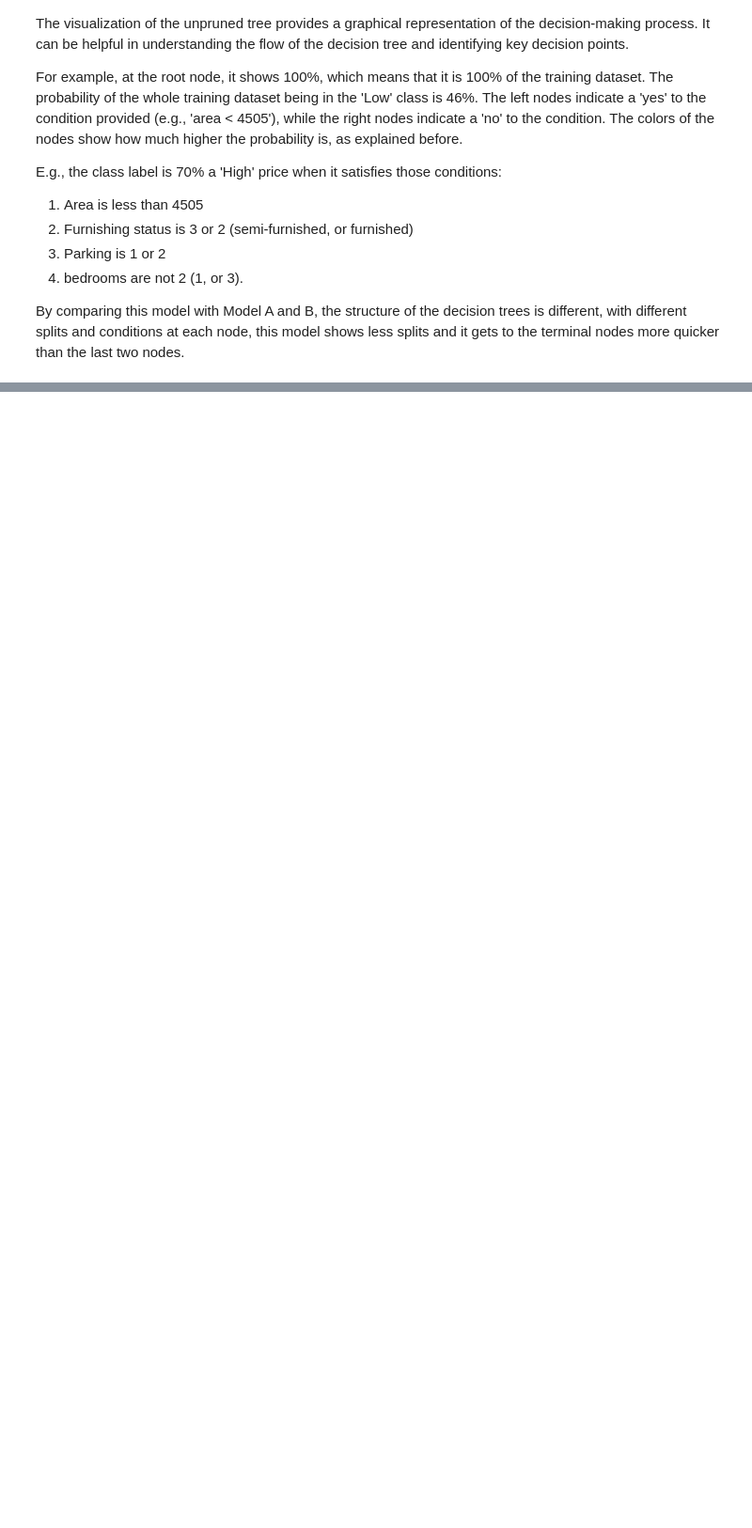
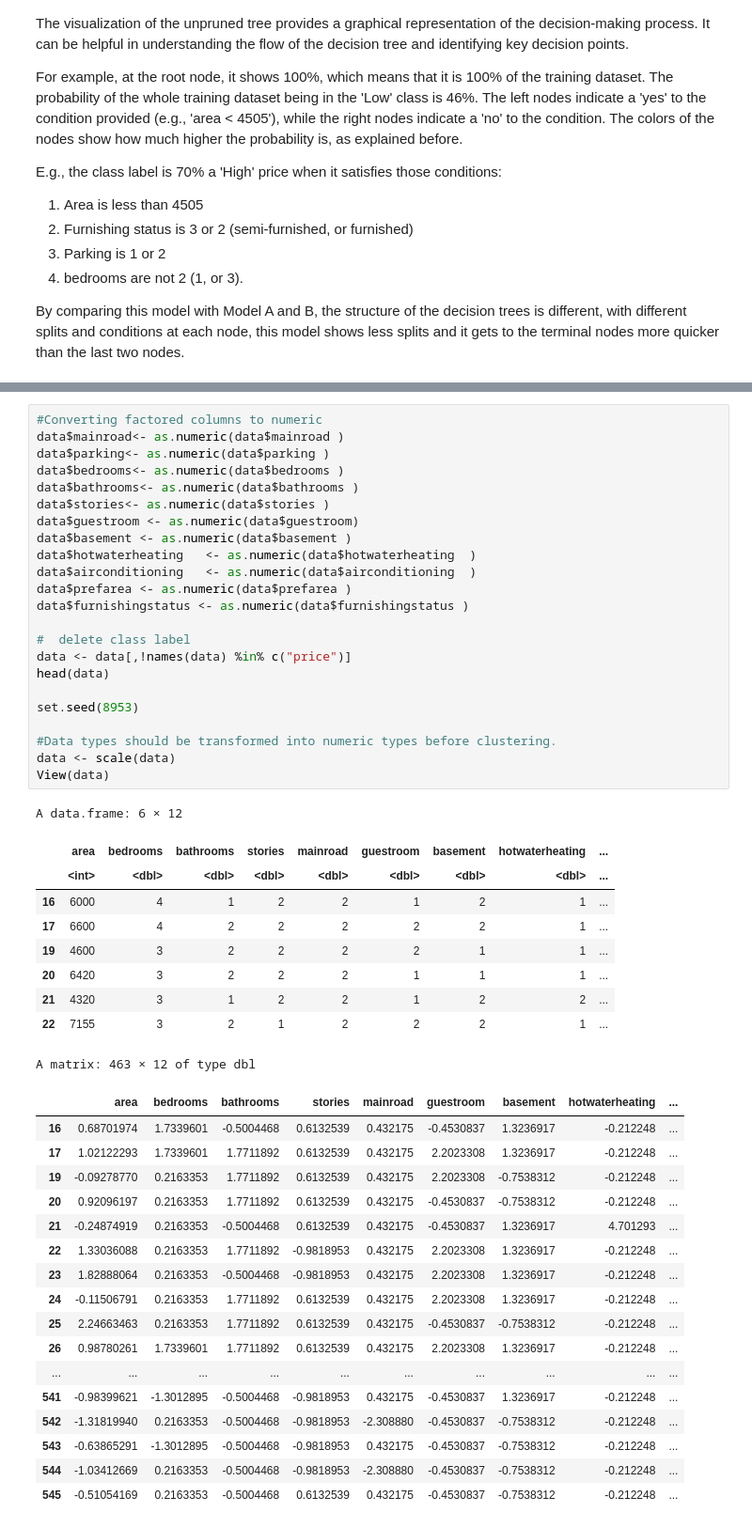
Before and after one commit to LayanAlmousa/DataMiningProject, a Jupyter notebook: MiningNotebook.ipynb, the cells around one changed output, grey strips where cells are left out. Shown at 94% size. Drawn from its saved outputs; the diff is of its cells as text; blank space fills up the shorter version.

```diff
--- a/MiningNotebook.ipynb
+++ b/MiningNotebook.ipynb
@@ -1219,0 +1812,51 @@ ERROR: Error in tree$children: $ operator is invalid for atomic vectors
+# %%
+#Converting factored columns to numeric
+data$mainroad<- as.numeric(data$mainroad )
+data$parking<- as.numeric(data$parking )
+data$bedrooms<- as.numeric(data$bedrooms )
+data$bathrooms<- as.numeric(data$bathrooms )
+data$stories<- as.numeric(data$stories )
+data$guestroom <- as.numeric(data$guestroom)
+data$basement <- as.numeric(data$basement )
+data$hotwaterheating   <- as.numeric(data$hotwaterheating  )
+data$airconditioning   <- as.numeric(data$airconditioning  )
+data$prefarea <- as.numeric(data$prefarea )
+data$furnishingstatus <- as.numeric(data$furnishingstatus )
+
+#  delete class label
+data <- data[,!names(data) %in% c("price")]
+head(data)
+
+set.seed(8953)
+
+#Data types should be transformed into numeric types before clustering.
+data <- scale(data)
+View(data)
+# %% [output]
+A data.frame: 6 × 12
+|  | area | bedrooms | bathrooms | stories | mainroad | guestroom | basement | hotwaterheating | ... |
+|  | <int> | <dbl> | <dbl> | <dbl> | <dbl> | <dbl> | <dbl> | <dbl> | ... |
+| 16 | 6000 | 4 | 1 | 2 | 2 | 1 | 2 | 1 | ... |
+| 17 | 6600 | 4 | 2 | 2 | 2 | 2 | 2 | 1 | ... |
+| 19 | 4600 | 3 | 2 | 2 | 2 | 2 | 1 | 1 | ... |
+| 20 | 6420 | 3 | 2 | 2 | 2 | 1 | 1 | 1 | ... |
+| 21 | 4320 | 3 | 1 | 2 | 2 | 1 | 2 | 2 | ... |
+| 22 | 7155 | 3 | 2 | 1 | 2 | 2 | 2 | 1 | ... |
+A matrix: 463 × 12 of type dbl
+|  | area | bedrooms | bathrooms | stories | mainroad | guestroom | basement | hotwaterheating | ... |
+| 16 | 0.68701974 | 1.7339601 | -0.5004468 | 0.6132539 | 0.432175 | -0.4530837 | 1.3236917 | -0.212248 | ... |
+| 17 | 1.02122293 | 1.7339601 | 1.7711892 | 0.6132539 | 0.432175 | 2.2023308 | 1.3236917 | -0.212248 | ... |
+| 19 | -0.09278770 | 0.2163353 | 1.7711892 | 0.6132539 | 0.432175 | 2.2023308 | -0.7538312 | -0.212248 | ... |
+| 20 | 0.92096197 | 0.2163353 | 1.7711892 | 0.6132539 | 0.432175 | -0.4530837 | -0.7538312 | -0.212248 | ... |
+| 21 | -0.24874919 | 0.2163353 | -0.5004468 | 0.6132539 | 0.432175 | -0.4530837 | 1.3236917 | 4.701293 | ... |
+| 22 | 1.33036088 | 0.2163353 | 1.7711892 | -0.9818953 | 0.432175 | 2.2023308 | 1.3236917 | -0.212248 | ... |
+| 23 | 1.82888064 | 0.2163353 | -0.5004468 | -0.9818953 | 0.432175 | 2.2023308 | 1.3236917 | -0.212248 | ... |
+| 24 | -0.11506791 | 0.2163353 | 1.7711892 | 0.6132539 | 0.432175 | 2.2023308 | 1.3236917 | -0.212248 | ... |
+| 25 | 2.24663463 | 0.2163353 | 1.7711892 | 0.6132539 | 0.432175 | -0.4530837 | -0.7538312 | -0.212248 | ... |
+| 26 | 0.98780261 | 1.7339601 | 1.7711892 | 0.6132539 | 0.432175 | 2.2023308 | 1.3236917 | -0.212248 | ... |
+| ... | ... | ... | ... | ... | ... | ... | ... | ... | ... |
+| 541 | -0.98399621 | -1.3012895 | -0.5004468 | -0.9818953 | 0.432175 | -0.4530837 | 1.3236917 | -0.212248 | ... |
+| 542 | -1.31819940 | 0.2163353 | -0.5004468 | -0.9818953 | -2.308880 | -0.4530837 | -0.7538312 | -0.212248 | ... |
+| 543 | -0.63865291 | -1.3012895 | -0.5004468 | -0.9818953 | 0.432175 | -0.4530837 | -0.7538312 | -0.212248 | ... |
+| 544 | -1.03412669 | 0.2163353 | -0.5004468 | -0.9818953 | -2.308880 | -0.4530837 | -0.7538312 | -0.212248 | ... |
+| 545 | -0.51054169 | 0.2163353 | -0.5004468 | 0.6132539 | 0.432175 | -0.4530837 | -0.7538312 | -0.212248 | ... |
```
Also changed, not shown: parts of 45 cells of this notebook, 1 other file.
